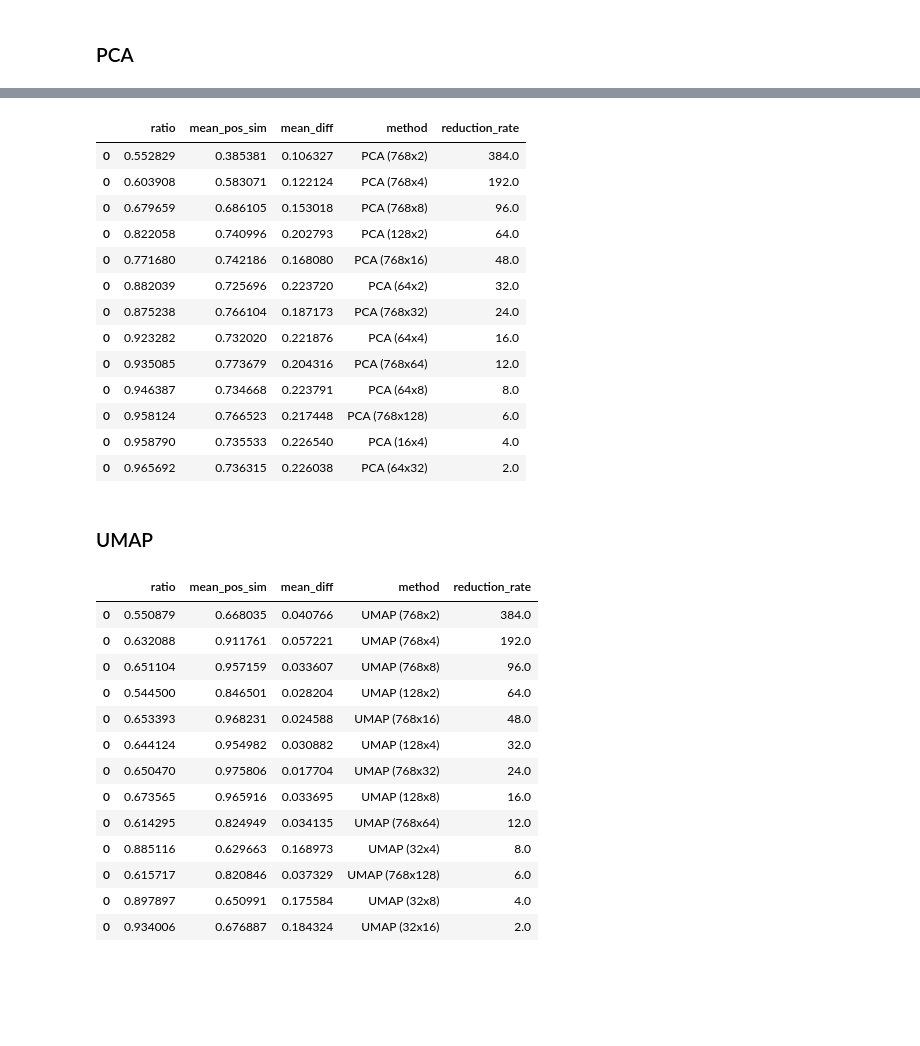
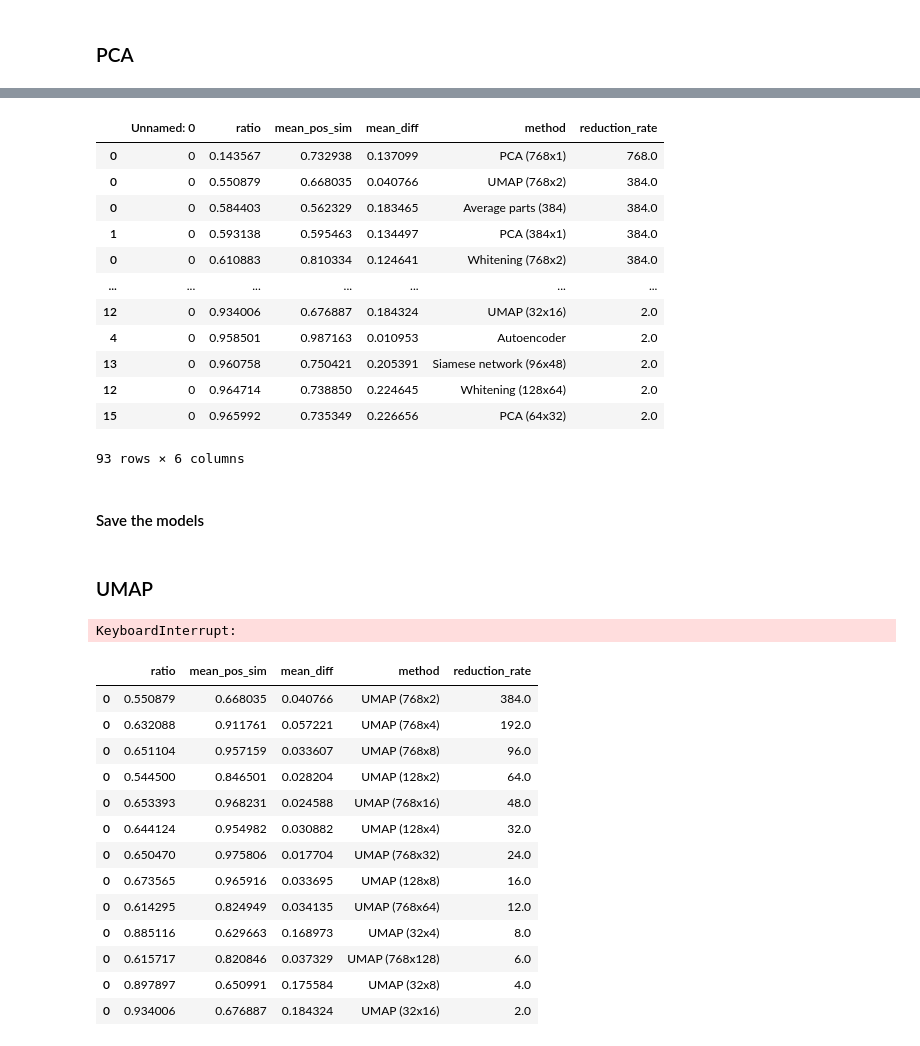
Before and after one commit to wwydmanski/cosine-dim-reduct, a Jupyter notebook: VectorCompression.ipynb, the cells around one changed output, grey strips where cells are left out. Saved outputs shown, nothing was run; the diff lists cells and outputs as text; code cells hidden in the pictures; blank space fills up the shorter version.

```diff
--- a/VectorCompression.ipynb
+++ b/VectorCompression.ipynb
@@ -327,32 +379,29 @@ calculate_metrics(test_pca(model, input_dim), test_data, f"PCA ({input_dim}x{out
 # %%
-for input_dim in tqdm.notebook.tqdm([8, 16, 32, 64, 128, 768]):
-    for output_dim in tqdm.notebook.tqdm([2, 4, 8, 16, 32, 64, 128]):
+for input_dim in tqdm.notebook.tqdm([8, 12, 16, 32, 64, 96, 128, 192, 384, 768]):
+    for output_dim in tqdm.notebook.tqdm([1, 2, 4, 6, 8, 12, 16, 32, 64, 96, 128]):
         if input_dim <= output_dim:
+            continue
+        if input_dim%output_dim != 0:
             continue
 
         model = get_pca(input_dim, output_dim)
         metrics.append(calculate_metrics(test_pca(model, input_dim), test_data, f"PCA ({input_dim}x{output_dim})", show_pbar=False))
-# %%
-cmetrics = pd.concat(metrics)
-
-max_ratio = cmetrics.groupby("reduction_rate").max()["ratio"]
-cmetrics = cmetrics[cmetrics.apply(lambda x: x["ratio"]==max_ratio[x["reduction_rate"]], axis=1)]
-cmetrics = cmetrics.sort_values("reduction_rate", ascending=False)
-cmetrics.to_csv("results/PCA.csv")
-
-cmetrics
-# %% [output]
-|  | ratio | mean_pos_sim | mean_diff | method | reduction_rate |
-| 0 | 0.552829 | 0.385381 | 0.106327 | PCA (768x2) | 384.0 |
-| 0 | 0.603908 | 0.583071 | 0.122124 | PCA (768x4) | 192.0 |
-| 0 | 0.679659 | 0.686105 | 0.153018 | PCA (768x8) | 96.0 |
-| 0 | 0.822058 | 0.740996 | 0.202793 | PCA (128x2) | 64.0 |
-| 0 | 0.771680 | 0.742186 | 0.168080 | PCA (768x16) | 48.0 |
-| 0 | 0.882039 | 0.725696 | 0.223720 | PCA (64x2) | 32.0 |
-| 0 | 0.875238 | 0.766104 | 0.187173 | PCA (768x32) | 24.0 |
-| 0 | 0.923282 | 0.732020 | 0.221876 | PCA (64x4) | 16.0 |
-| 0 | 0.935085 | 0.773679 | 0.204316 | PCA (768x64) | 12.0 |
-| 0 | 0.946387 | 0.734668 | 0.223791 | PCA (64x8) | 8.0 |
-| 0 | 0.958124 | 0.766523 | 0.217448 | PCA (768x128) | 6.0 |
-| 0 | 0.958790 | 0.735533 | 0.226540 | PCA (16x4) | 4.0 |
-| 0 | 0.965692 | 0.736315 | 0.226038 | PCA (64x32) | 2.0 |
+# %%
+save_metrics(metrics, "PCA")
+aggregate_metrics()
+# %% [output]
+|  | Unnamed: 0 | ratio | mean_pos_sim | mean_diff | method | reduction_rate |
+| 0 | 0 | 0.143567 | 0.732938 | 0.137099 | PCA (768x1) | 768.0 |
+| 0 | 0 | 0.550879 | 0.668035 | 0.040766 | UMAP (768x2) | 384.0 |
+| 0 | 0 | 0.584403 | 0.562329 | 0.183465 | Average parts (384) | 384.0 |
+| 1 | 0 | 0.593138 | 0.595463 | 0.134497 | PCA (384x1) | 384.0 |
+| 0 | 0 | 0.610883 | 0.810334 | 0.124641 | Whitening (768x2) | 384.0 |
+| ... | ... | ... | ... | ... | ... | ... |
+| 12 | 0 | 0.934006 | 0.676887 | 0.184324 | UMAP (32x16) | 2.0 |
+| 4 | 0 | 0.958501 | 0.987163 | 0.010953 | Autoencoder | 2.0 |
+| 13 | 0 | 0.960758 | 0.750421 | 0.205391 | Siamese network (96x48) | 2.0 |
+| 12 | 0 | 0.964714 | 0.738850 | 0.224645 | Whitening (128x64) | 2.0 |
+| 15 | 0 | 0.965992 | 0.735349 | 0.226656 | PCA (64x32) | 2.0 |
+93 rows × 6 columns
+# %% [markdown]
+#### Save the models
@@ -371,13 +427,17 @@ def get_umap(input_dim, output_dim):
 # %%
 model = get_umap(128, 16)
 # %%
-for input_dim in [16]:
-    for output_dim in [2, 4, 8]:
+for input_dim in tqdm.notebook.tqdm([8, 12, 16, 32, 64, 96, 128, 192, 384, 768]):
+    for output_dim in tqdm.notebook.tqdm([1, 2, 4, 6, 8, 12, 16, 32, 64, 96, 128]):
         if input_dim <= output_dim:
+            continue
+        if input_dim%output_dim != 0:
             continue
 
         model = get_umap(input_dim, output_dim)
-        metrics.append(calculate_metrics(test_pca(model, input_dim), test_data, f"UMAP ({input_dim}x{output_dim})"))
+        metrics.append(calculate_metrics(test_pca(model, input_dim), test_data, f"UMAP ({input_dim}x{output_dim})", show_pbar=False))
+# %% [output]
+KeyboardInterrupt:
 # %%
 cmetrics = pd.concat(metrics)
 
```
Also changed, not shown: parts of 30 cells of this notebook, 12 other files.
